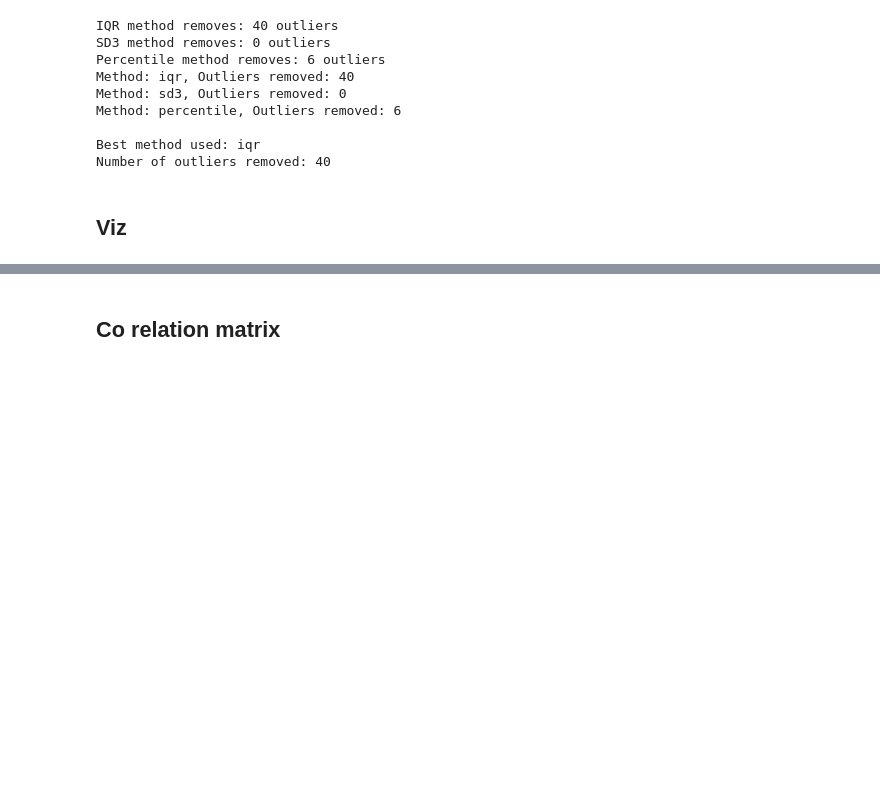
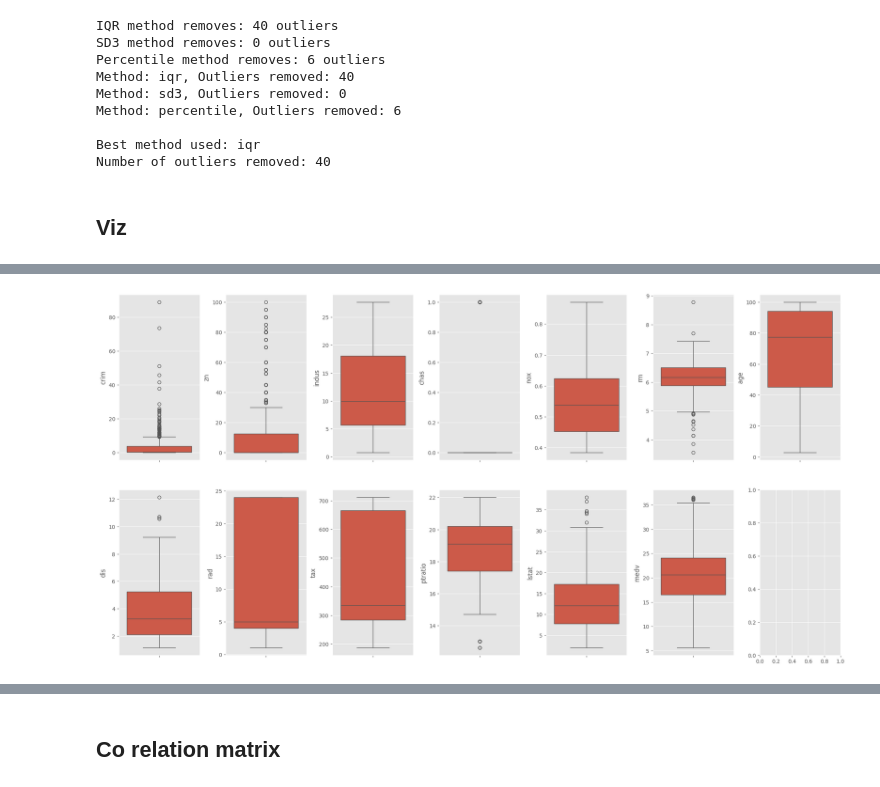
Before and after one commit to nikhil9066/API-model, a Jupyter notebook: model/boston_2.ipynb, the cells around one changed output, grey strips where cells are left out. Cells and saved outputs as stored; diff of their text form; code cells hidden in the pictures; blank space fills up the shorter version.

```diff
--- a/model/boston_2.ipynb
+++ b/model/boston_2.ipynb
@@ -164,10 +166,12 @@ ipp.interModel(df_outlier_cleaned, predictor_variable, "outliers")
 # %%
-# #box plot to all features to show outliers
-# fig, axs = ipp.ipp.plt.subplots(ncols=7, nrows=2, figsize=(20, 10))
-# index = 0
-# axs = axs.flatten()
-# for col, value in df_outlier_cleaned.items():
-#     ipp.ipp.sns.boxplot(y=col, data=df_outlier_cleaned, ax=axs[index])
-#     index += 1
-# ipp.ipp.plt.tight_layout (pad=0.5, w_pad=0.7, h_pad=5.0)
+#box plot to all features to show outliers
+fig, axs = ipp.ipp.plt.subplots(ncols=7, nrows=2, figsize=(20, 10))
+index = 0
+axs = axs.flatten()
+for col, value in df_outlier_cleaned.items():
+    ipp.ipp.sns.boxplot(y=col, data=df_outlier_cleaned, ax=axs[index])
+    index += 1
+ipp.ipp.plt.tight_layout (pad=0.5, w_pad=0.7, h_pad=5.0)
+# %% [output]
+[figure, added]
 # %%
```
Also changed, not shown: parts of 11 cells of this notebook, 11 other files.
